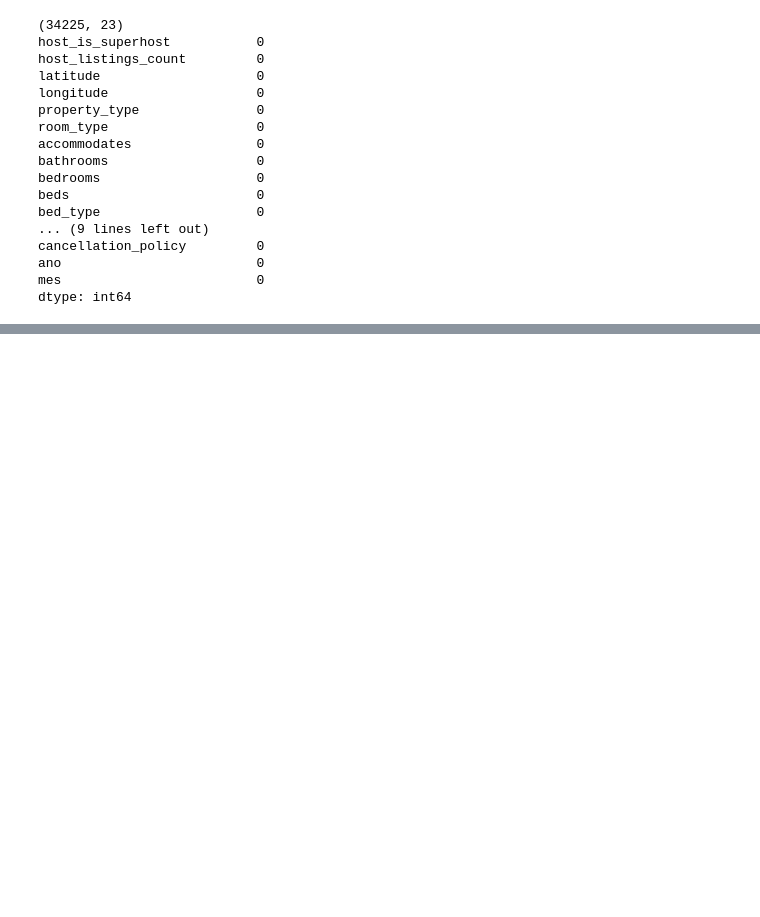
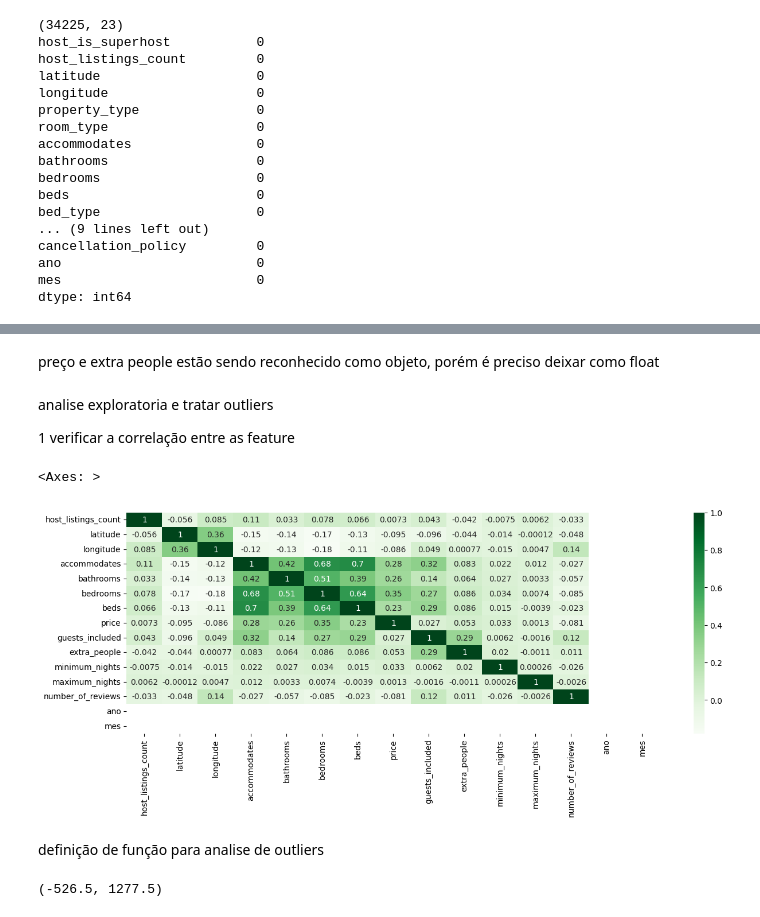
Before and after one commit to kiwsley/hashtag_python, a Jupyter notebook: analise de dados/solucao_airbnb.ipynb, the cells around one changed output, grey strips where cells are left out. Cells and saved outputs as stored; diff of their text form; code cells hidden in the pictures; blank space fills up the shorter version.

Commit message:
identificando outliers

```diff
--- a/analise de dados/solucao_airbnb.ipynb
+++ b/analise de dados/solucao_airbnb.ipynb
@@ -123,0 +155,25 @@ dtype: int64
+# %% [markdown]
+preço e extra people estão sendo reconhecido como objeto, porém é preciso deixar como float
+# %%
+#Price
+base_airbnb['price'] = base_airbnb['price'].str.replace("$","")
+base_airbnb['price'] = base_airbnb['price'].str.replace(",","")
+base_airbnb['price'] = base_airbnb['price'].astype(float)
+
+#extra people
+base_airbnb['extra_people'] = base_airbnb['extra_people'].str.replace("$","")
+base_airbnb['extra_people'] = base_airbnb['extra_people'].str.replace(",","")
+base_airbnb['extra_people'] = base_airbnb['extra_people'].astype(float)
+# %% [markdown]
+analise exploratoria e tratar outliers
+
+1 verificar a correlação entre as feature
+# %%
+plt.figure(figsize=(15,5))
+sns.heatmap(base_airbnb.corr(numeric_only=True),annot= True, cmap= 'Greens')
+# %% [output]
+<Axes: >
+[figure, added]
+# %% [markdown]
+
+definição de função para analise de outliers
@@ -123,0 +188,4 @@ dtype: int64
+# %%
+print(limites(base_airbnb['price']))
+# %% [output]
+(-526.5, 1277.5)
```
Also changed, not shown: parts of 7 cells of this notebook, 1 other file.
